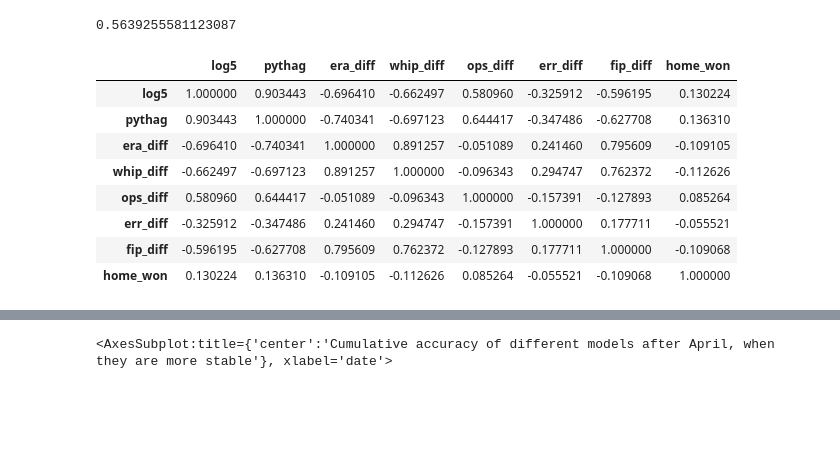
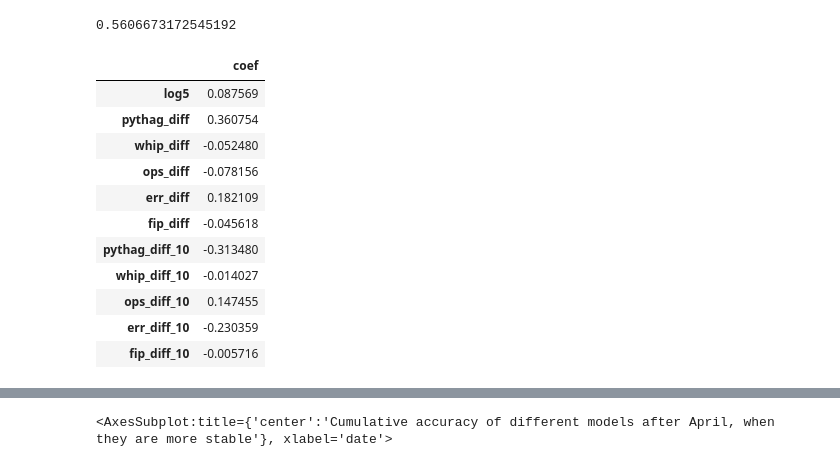
Before and after one commit to matthewpark319/baseball, a Jupyter notebook: eda.ipynb, the cells around one changed output, grey strips where cells are left out. Drawn from its saved outputs; the diff is of its cells as text; code cells hidden in the pictures; blank space fills up the shorter version.

```diff
--- a/eda.ipynb
+++ b/eda.ipynb
@@ -142,30 +133,36 @@ games = pd.concat([build_features(year) for year in range(2000, 2020)], ignore_i
-# %%
-from sklearn.linear_model import LogisticRegression
-from sklearn.ensemble import RandomForestClassifier
-
-features_list = ['log5', 'pythag', 'era_diff', 'whip_diff', 'ops_diff', 'err_diff', 'fip_diff']
-train_size = 10000
-
-model = LogisticRegression()
-features = games[features_list]
-features = (features - features.mean()) / features.std()
-
-model.fit(features.loc[:train_size,], games.loc[:train_size, 'home_won'])
-
-test = games.loc[(train_size + 1):, ['home_won']]
-test['pred'] = model.predict(features.loc[(train_size + 1):,])
-(test['pred'] == test['home_won']).sum() / test.shape[0]
-# %% [output]
-0.5639255581123087
-# %%
-games[features_list + ['home_won']].corr()
-# %% [output]
-|  | log5 | pythag | era_diff | whip_diff | ops_diff | err_diff | fip_diff | home_won |
-| log5 | 1.000000 | 0.903443 | -0.696410 | -0.662497 | 0.580960 | -0.325912 | -0.596195 | 0.130224 |
-| pythag | 0.903443 | 1.000000 | -0.740341 | -0.697123 | 0.644417 | -0.347486 | -0.627708 | 0.136310 |
-| era_diff | -0.696410 | -0.740341 | 1.000000 | 0.891257 | -0.051089 | 0.241460 | 0.795609 | -0.109105 |
-| whip_diff | -0.662497 | -0.697123 | 0.891257 | 1.000000 | -0.096343 | 0.294747 | 0.762372 | -0.112626 |
-| ops_diff | 0.580960 | 0.644417 | -0.051089 | -0.096343 | 1.000000 | -0.157391 | -0.127893 | 0.085264 |
-| err_diff | -0.325912 | -0.347486 | 0.241460 | 0.294747 | -0.157391 | 1.000000 | 0.177711 | -0.055521 |
-| fip_diff | -0.596195 | -0.627708 | 0.795609 | 0.762372 | -0.127893 | 0.177711 | 1.000000 | -0.109068 |
-| home_won | 0.130224 | 0.136310 | -0.109105 | -0.112626 | 0.085264 | -0.055521 | -0.109068 | 1.000000 |
+# %%
+games = pd.concat([build_features(year) for year in range(2000, 2020)], ignore_index=True).dropna()
+games = games[games['home_game_num'] > 30]
+# %%
+from sklearn.linear_model import LogisticRegression
+from sklearn.ensemble import RandomForestClassifier
+
+feature_names = ['log5', 'pythag_diff', 'whip_diff', 'ops_diff', 'err_diff', 'fip_diff']
+features_list = feature_names + [f'{feature_name}_10' for feature_name in feature_names[1:]]
+
+train_size = 20000
+
+model = LogisticRegression()
+features = games[features_list]
+features = (features - features.mean()) / features.std()
+
+model.fit(features.loc[:train_size,], games.loc[:train_size, 'home_won'])
+
+test = games.loc[(train_size + 1):, ['home_won']]
+test['pred'] = model.predict(features.loc[(train_size + 1):,])
+print((test['pred'] == test['home_won']).sum() / test.shape[0])
+pd.DataFrame({'coef': model.coef_[0]}, index=features_list)
+# %% [output]
+0.5606673172545192
+|  | coef |
+| log5 | 0.087569 |
+| pythag_diff | 0.360754 |
+| whip_diff | -0.052480 |
+| ops_diff | -0.078156 |
+| err_diff | 0.182109 |
+| fip_diff | -0.045618 |
+| pythag_diff_10 | -0.313480 |
+| whip_diff_10 | -0.014027 |
+| ops_diff_10 | 0.147455 |
+| err_diff_10 | -0.230359 |
+| fip_diff_10 | -0.005716 |
```
Also changed, not shown: parts of 3 cells of this notebook.
